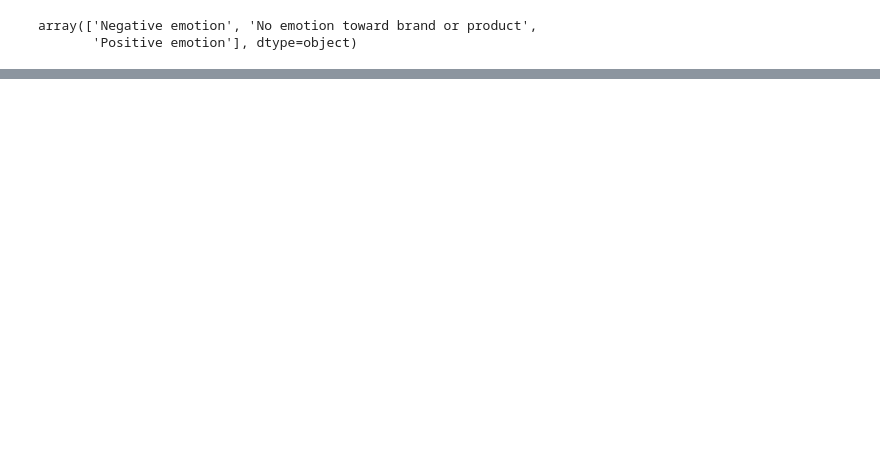
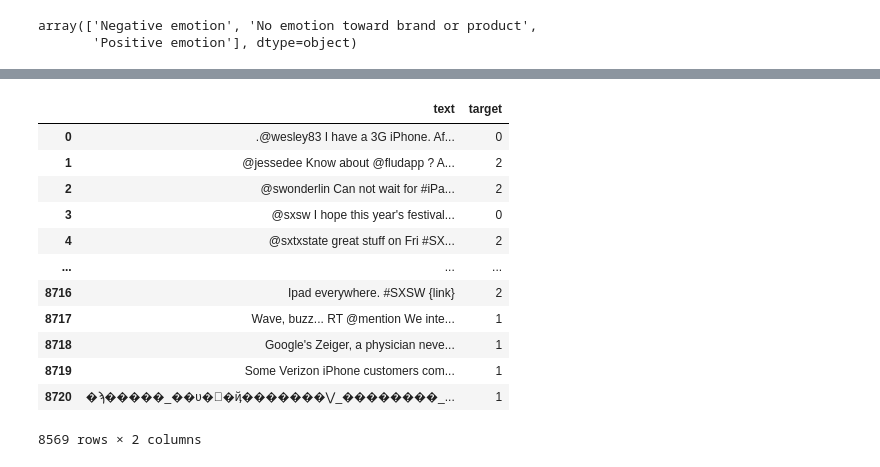
Before and after one commit to ssaeed85/dsc-ph4-TweetSentimentAnalysis-NLP, a Jupyter notebook: Workspace/Luke/Initial_Cleaning.ipynb, the cells around one changed output, grey strips where cells are left out. Saved outputs shown, nothing was run; the diff lists cells and outputs as text; code cells hidden in the pictures; blank space fills up the shorter version.

```diff
--- a/Workspace/Luke/Initial_Cleaning.ipynb
+++ b/Workspace/Luke/Initial_Cleaning.ipynb
@@ -290,0 +310,16 @@ data_df
+# %%
+corpus
+# %% [output]
+|  | text | target |
+| 0 | .@wesley83 I have a 3G iPhone. Af... | 0 |
+| 1 | @jessedee Know about @fludapp ? A... | 2 |
+| 2 | @swonderlin Can not wait for #iPa... | 2 |
+| 3 | @sxsw I hope this year's festival... | 0 |
+| 4 | @sxtxstate great stuff on Fri #SX... | 2 |
+| ... | ... | ... |
+| 8716 | Ipad everywhere. #SXSW {link} | 2 |
+| 8717 | Wave, buzz... RT @mention We inte... | 1 |
+| 8718 | Google's Zeiger, a physician neve... | 1 |
+| 8719 | Some Verizon iPhone customers com... | 1 |
+| 8720 | �ϡ�����_��ʋ�΋�ҋ�������⋁_��������_... | 1 |
+8569 rows × 2 columns
```
Also changed, not shown: parts of 46 cells of this notebook.
